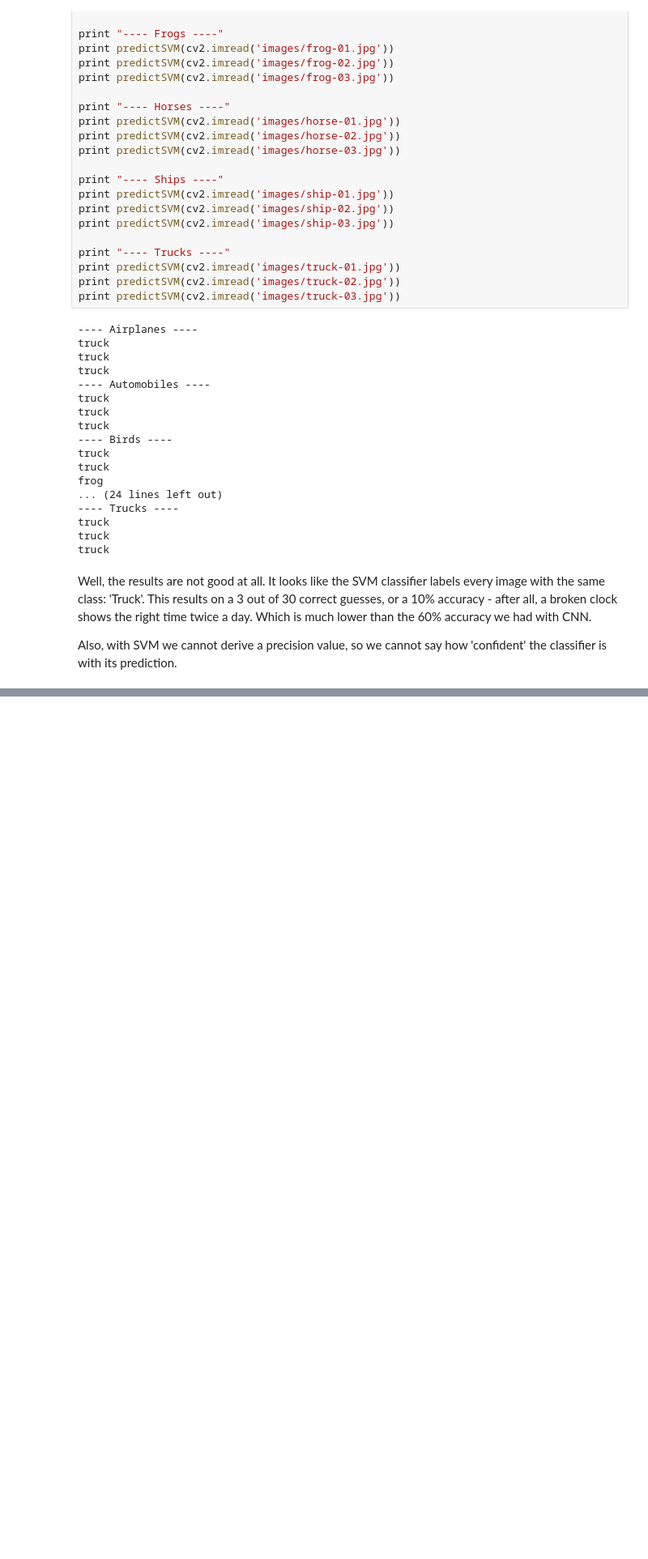
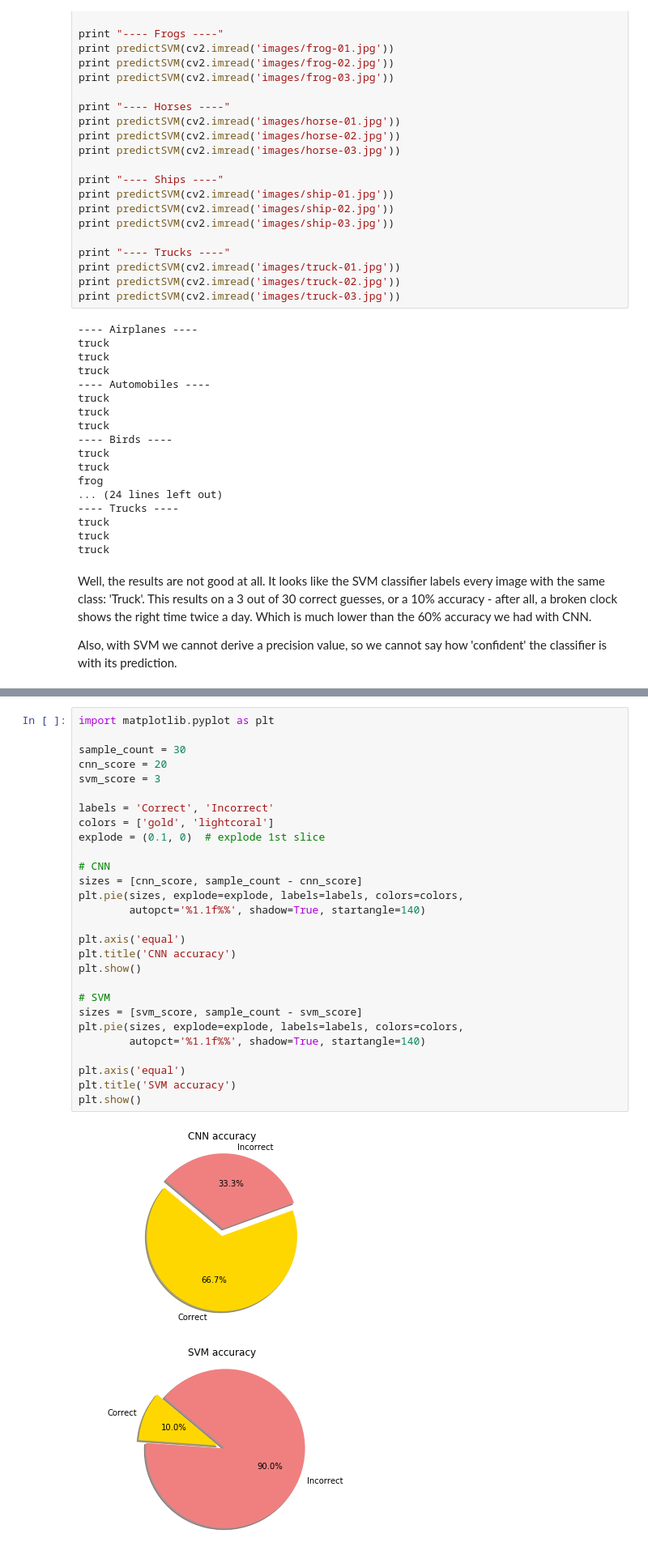
Before and after one commit to ParvathiRPai/ml-capstone, a Jupyter notebook: Capstone Project.ipynb, the cells around one changed output, grey strips where cells are left out. Shown: that part at 81% size. Cells and saved outputs as stored; diff of their text form; blank space fills up the shorter version.

```diff
--- a/Report.ipynb
+++ b/Capstone Project.ipynb
@@ -583,0 +587,31 @@ We would need to change just a line a code to update this value from 25 to 1.000
+# %%
+import matplotlib.pyplot as plt
+
+sample_count = 30
+cnn_score = 20
+svm_score = 3
+
+labels = 'Correct', 'Incorrect'
+colors = ['gold', 'lightcoral']
+explode = (0.1, 0)  # explode 1st slice
+
+# CNN
+sizes = [cnn_score, sample_count - cnn_score]
+plt.pie(sizes, explode=explode, labels=labels, colors=colors,
+        autopct='%1.1f%%', shadow=True, startangle=140)
+
+plt.axis('equal')
+plt.title('CNN accuracy')
+plt.show()
+
+# SVM
+sizes = [svm_score, sample_count - svm_score]
+plt.pie(sizes, explode=explode, labels=labels, colors=colors,
+        autopct='%1.1f%%', shadow=True, startangle=140)
+
+plt.axis('equal')
+plt.title('SVM accuracy')
+plt.show()
+# %% [output]
+[figure, added]
+[figure, added]
```
Also changed, not shown: parts of 14 cells of this notebook, 2 other files.
